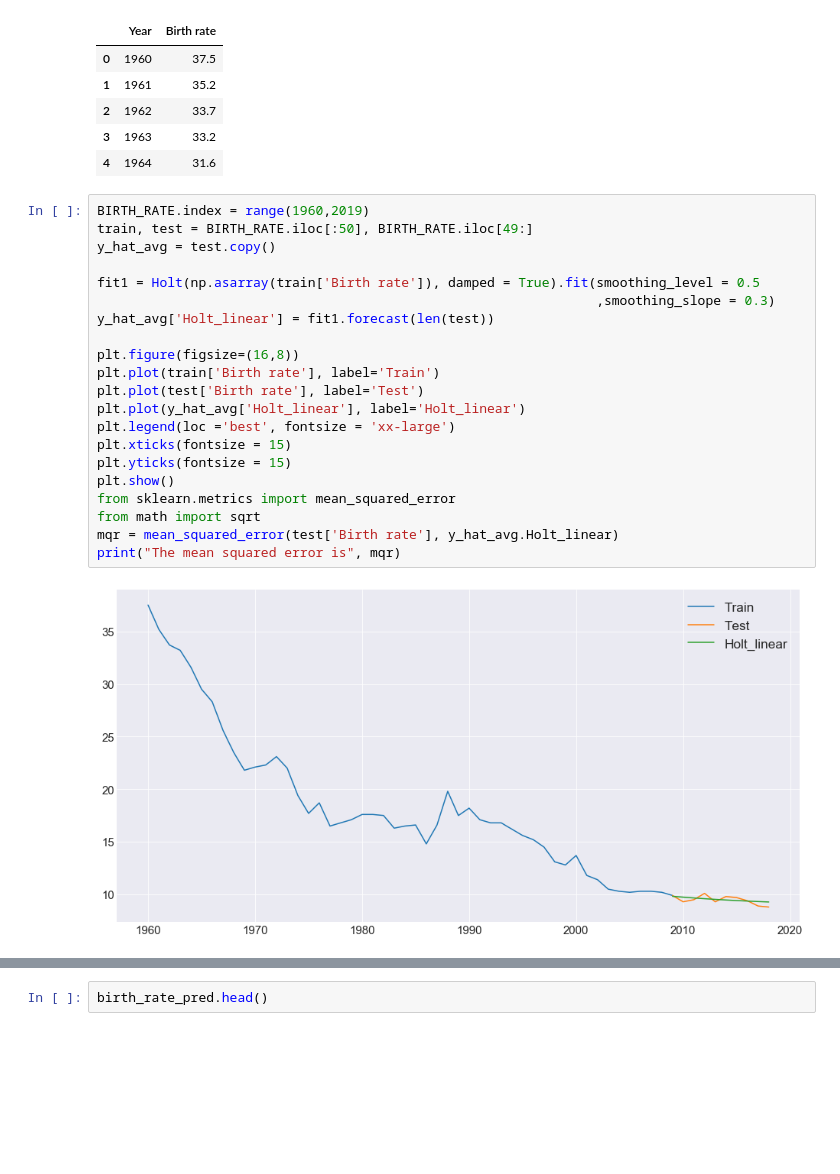
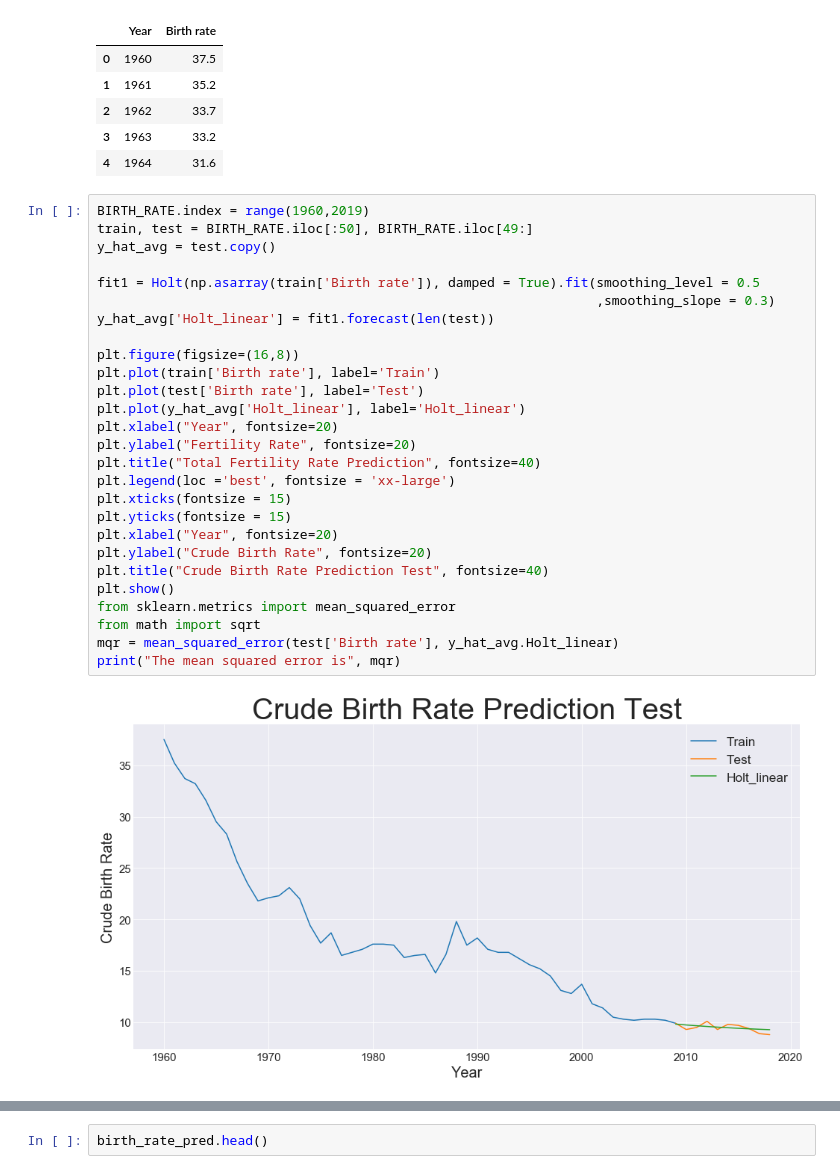
Before and after one commit to cliangyu/ShiroDarumas, a Jupyter notebook: Prediction.ipynb, the cells around one changed output, grey strips where cells are left out. Drawn from its saved outputs; the diff is of its cells as text; blank space fills up the shorter version.

```diff
--- a/Prediction.ipynb
+++ b/Prediction.ipynb
@@ -223,23 +279,29 @@ BIRTH_RATE.head()
 # %%
 BIRTH_RATE.index = range(1960,2019)
 train, test = BIRTH_RATE.iloc[:50], BIRTH_RATE.iloc[49:]
 y_hat_avg = test.copy()
 
 fit1 = Holt(np.asarray(train['Birth rate']), damped = True).fit(smoothing_level = 0.5
                                                                 ,smoothing_slope = 0.3)
 y_hat_avg['Holt_linear'] = fit1.forecast(len(test))
 
 plt.figure(figsize=(16,8))
 plt.plot(train['Birth rate'], label='Train')
 plt.plot(test['Birth rate'], label='Test')
 plt.plot(y_hat_avg['Holt_linear'], label='Holt_linear')
+plt.xlabel("Year", fontsize=20)
+plt.ylabel("Fertility Rate", fontsize=20)
+plt.title("Total Fertility Rate Prediction", fontsize=40)
 plt.legend(loc ='best', fontsize = 'xx-large')
 plt.xticks(fontsize = 15)
 plt.yticks(fontsize = 15)
+plt.xlabel("Year", fontsize=20)
+plt.ylabel("Crude Birth Rate", fontsize=20)
+plt.title("Crude Birth Rate Prediction Test", fontsize=40)
 plt.show()
 from sklearn.metrics import mean_squared_error
 from math import sqrt
 mqr = mean_squared_error(test['Birth rate'], y_hat_avg.Holt_linear)
 print("The mean squared error is", mqr)
 # %% [output]
-[figure, old version]
+[figure, new version]
```
Also changed, not shown: parts of 14 cells of this notebook, 1 other file.
